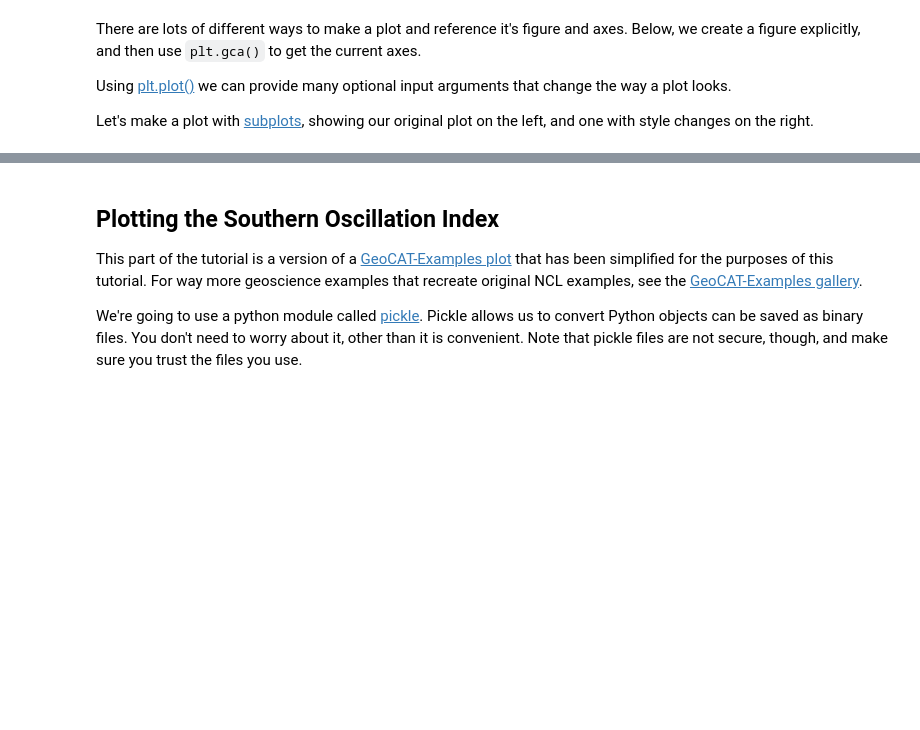
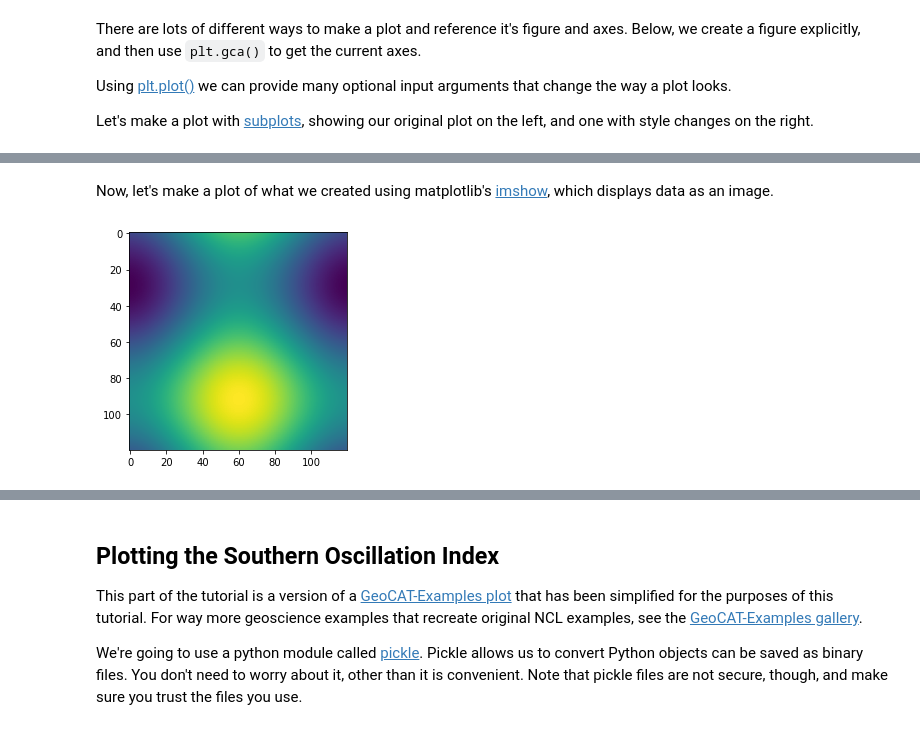
Before and after one commit to anissa111/matplotlib-tutorial, a Jupyter notebook: matplotlib-tutorial.ipynb, the cells around one changed output, grey strips where cells are left out. Cells and saved outputs as stored; diff of their text form; code cells hidden in the pictures; blank space fills up the shorter version.

Commit message:
add 2d data example

```diff
--- a/matplotlib-tutorial.ipynb
+++ b/matplotlib-tutorial.ipynb
@@ -84,0 +90,15 @@ ax[1].plot(x,y, color='red', ls='--', marker='*',
+# %%
+x = np.arange(-3.0, 3.0, 0.05)
+y = np.arange(-3.0, 3.0, 0.05)
+
+
+X, Y = np.meshgrid(x, y)
+Z = np.cos(X) + np.sin(Y)
+# %% [markdown]
+Now, let's make a plot of what we created using matplotlib's [imshow](https://matplotlib.org/stable/api/_as_gen/matplotlib.pyplot.imshow.html), which displays data as an image.
+# %%
+fig, ax = plt.subplots()
+
+im = ax.imshow(Z)
+# %% [output]
+[figure, added]
```
Also changed, not shown: parts of 17 cells of this notebook, 1 other file.
